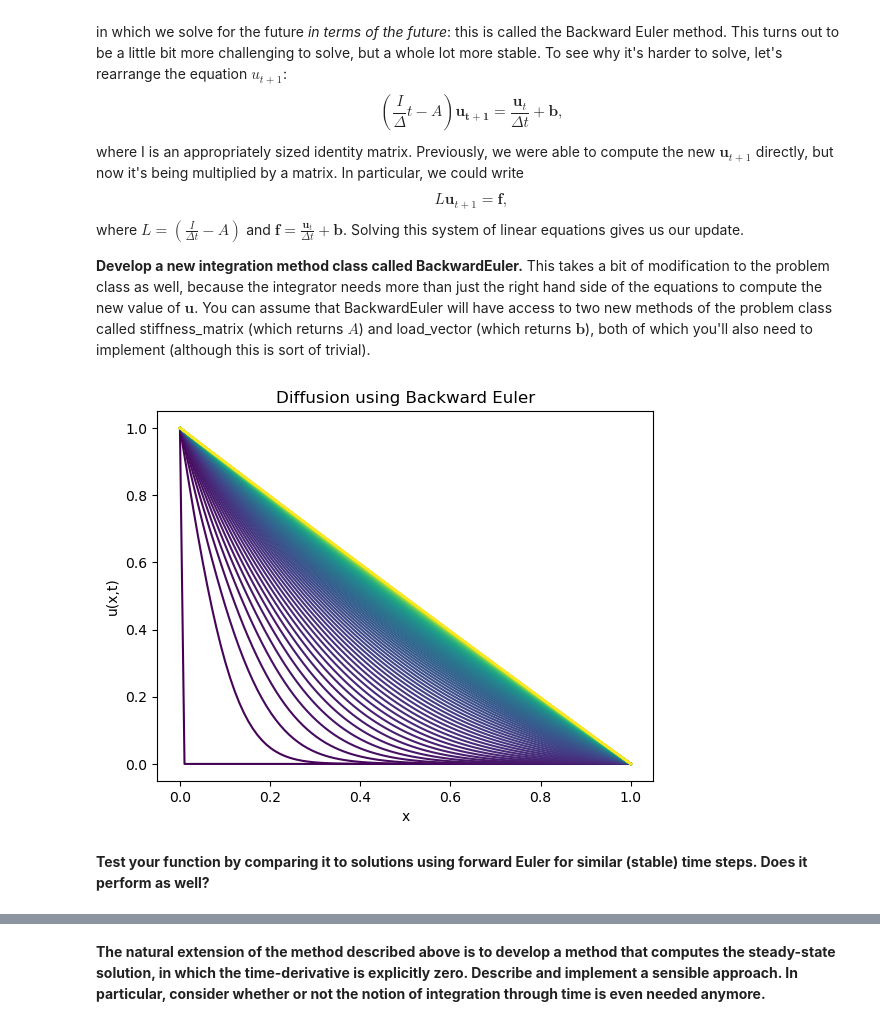
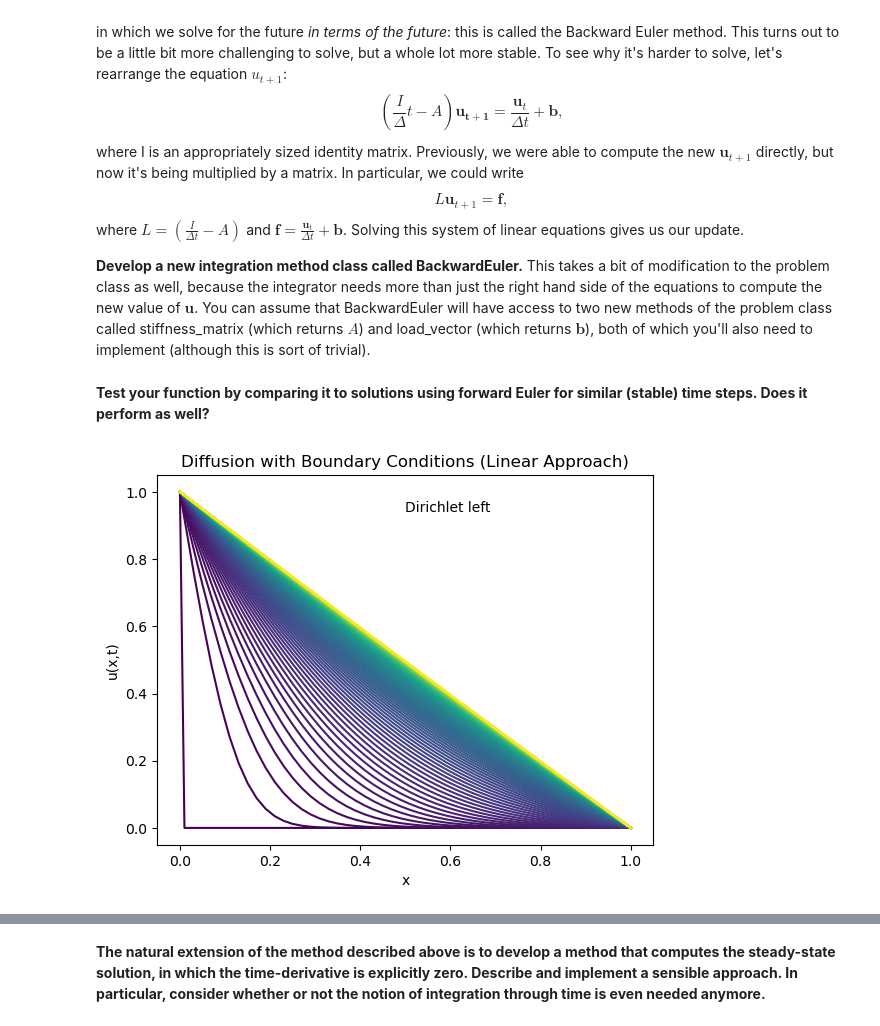
Before and after one commit to cake-dev/Simulation_class, a Jupyter notebook: Project6-PDE/Project6c-ImplictSolvers.ipynb, the cells around one changed output, grey strips where cells are left out. Cells and saved outputs as stored; diff of their text form; code cells hidden in the pictures.

```diff
--- a/Project6-PDE/Project6c-ImplictSolvers.ipynb
+++ b/Project6-PDE/Project6c-ImplictSolvers.ipynb
@@ -65,33 +65,3 @@ class BackwardEuler:
         f = ode.load_vector(u_0, dt)
         # Solve the linear system
         return np.linalg.solve(L, f)
-# %%
-# Setup
-L = 1.0  # Length of the domain
-nx = 100  # Number of grid points
-dx = L / (nx - 1)  # Grid spacing
-x = np.linspace(0, L, nx)  # Position array
-u0 = np.zeros(nx)  # Initial condition array
-u0[0] = 1
-
-# Parameters
-k = 0.01
-dt = 0.05  # Time step
-t_span = (0, 50)
-
-# Setup model and solver
-ode = Diffusion(nx, dx, k)
-method = BackwardEuler()
-integrator = om.Integrator(ode, method)
-t, u = integrator.integrate(t_span, dt, u0)
-
-# Visualization
-cmap = plt.cm.viridis
-for tt, uu in zip(t[::10], u[::10]): # Plot every 10th solution
-    plt.plot(x, uu, color=cmap(tt/t[-1]))
-plt.xlabel("x")
-plt.ylabel("u(x,t)")
-plt.title("Diffusion using Backward Euler")
-plt.show()
-# %% [output]
-[figure, removed]
@@ -98,2 +97,9 @@ plt.show()
 # %% [markdown]
 **Test your function by comparing it to solutions using forward Euler for similar (stable) time steps.  Does it perform as well?**
+# %%
+# Forward Euler
+from diffusion_models import diffuExplicit
+
+diffuExplicit()
+# %% [output]
+[figure, added]
```
Also changed, not shown: parts of 5 cells of this notebook, 1 other file.
